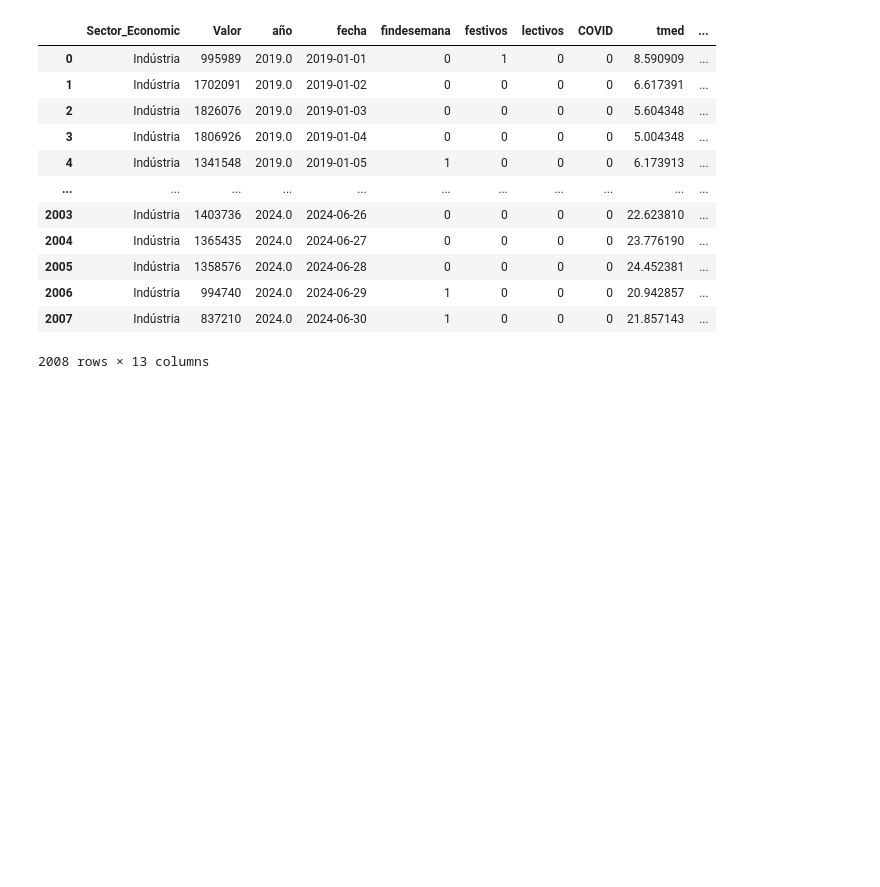
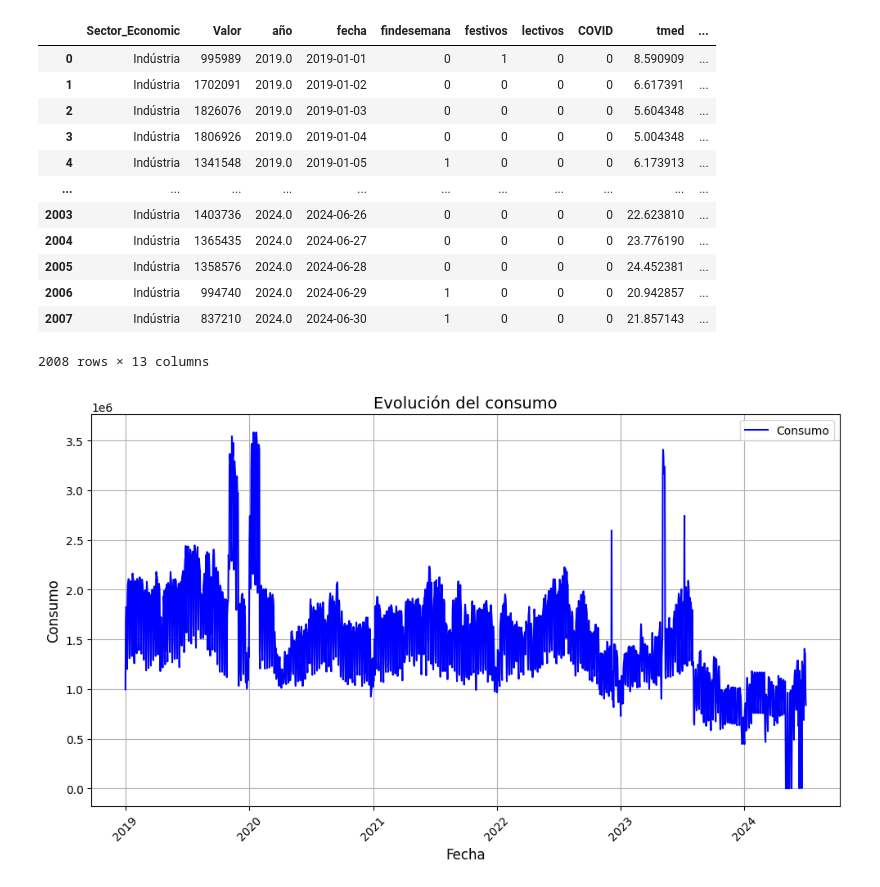
Before and after one commit to 4GeeksAcademy/AMH-proyecto-final, a Jupyter notebook: src/processDF_Model.ipynb, the cells around one changed output. Cells and saved outputs as stored; diff of their text form; code cells hidden in the pictures; blank space fills up the shorter version.

```diff
--- a/src/processDF_Model.ipynb
+++ b/src/processDF_Model.ipynb
@@ -6,17 +7,30 @@ import pandas as pd
 # %%
-#Funciones
+# Función
 def completar_fechas(df, fechas_faltantes):
     for fecha in fechas_faltantes:
+        valor_semana_anterior = 0
+        c = 1
+
         # Obtener el valor de la semana anterior
-        fecha_semana_anterior = fecha - pd.DateOffset(weeks=1)
-        valor_semana_anterior = df.loc[df['Data'] == fecha_semana_anterior, 'Valor']
+        while valor_semana_anterior == 0:
+            fecha_semana_anterior = fecha - pd.DateOffset(weeks=c)
+            # Filtrar los valores correspondientes a esa fecha
+            valor_semana_anterior_series = df.loc[df['Data'] == fecha_semana_anterior, 'Valor']
+
+            # Verificar si hay valores para esa fecha
+            if not valor_semana_anterior_series.empty:
+                valor_semana_anterior = valor_semana_anterior_series.iloc[0]
+            else:
+                break  # Salir si no hay más fechas anteriores
+
+            c += 1
 
         # Si existe el valor, añadirlo como nueva fila
-        if not valor_semana_anterior.empty:
-            nuevo_registro = pd.DataFrame({'Data': [fecha], 'Valor': [valor_semana_anterior.values[0]]})
+        if valor_semana_anterior != 0:
+            nuevo_registro = pd.DataFrame({'Data': [fecha], 'Valor': [valor_semana_anterior]})
             df = pd.concat([df, nuevo_registro], ignore_index=True)
 
-    df=df.sort_values(by='Data').reset_index(drop=True)
+    df = df.sort_values(by='Data').reset_index(drop=True)
     return df
 # %%
 #Cargar de los csv de cada estacion como df
@@ -304,3 +318,21 @@ df_residencial_total
 | 2006 | Indústria | 994740 | 2024.0 | 2024-06-29 | 1 | 0 | 0 | 0 | 20.942857 | ... |
 | 2007 | Indústria | 837210 | 2024.0 | 2024-06-30 | 1 | 0 | 0 | 0 | 21.857143 | ... |
 2008 rows × 13 columns
+# %%
+# Crear la gráfica temporal
+plt.figure(figsize=(10,6))
+plt.plot(df_industrial_total['fecha'], df_industrial_total['Valor'], label='Consumo', color='b')
+
+# Personalizar el gráfico
+plt.title('Evolución del consumo', fontsize=14)
+plt.xlabel('Fecha', fontsize=12)
+plt.ylabel('Consumo', fontsize=12)
+plt.grid(True)
+plt.xticks(rotation=45)  # Rotar las etiquetas de fechas si son muchas
+plt.legend()
+
+# Mostrar la gráfica
+plt.tight_layout()
+plt.show()
+# %% [output]
+[figure, added]
```
Also changed, not shown: parts of 4 cells of this notebook.
